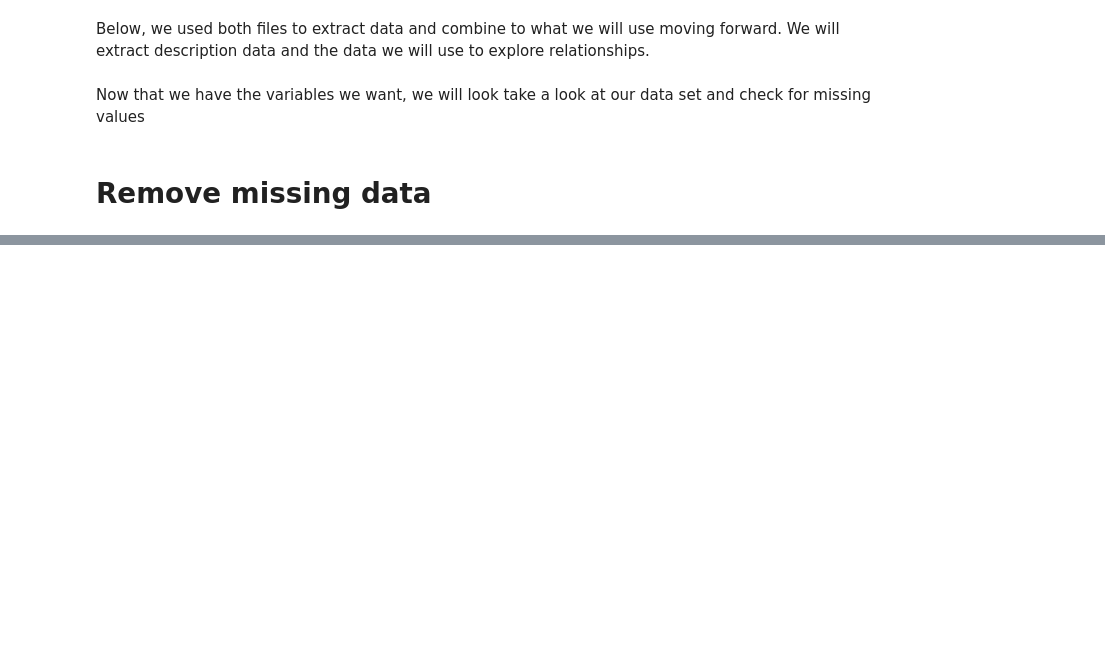
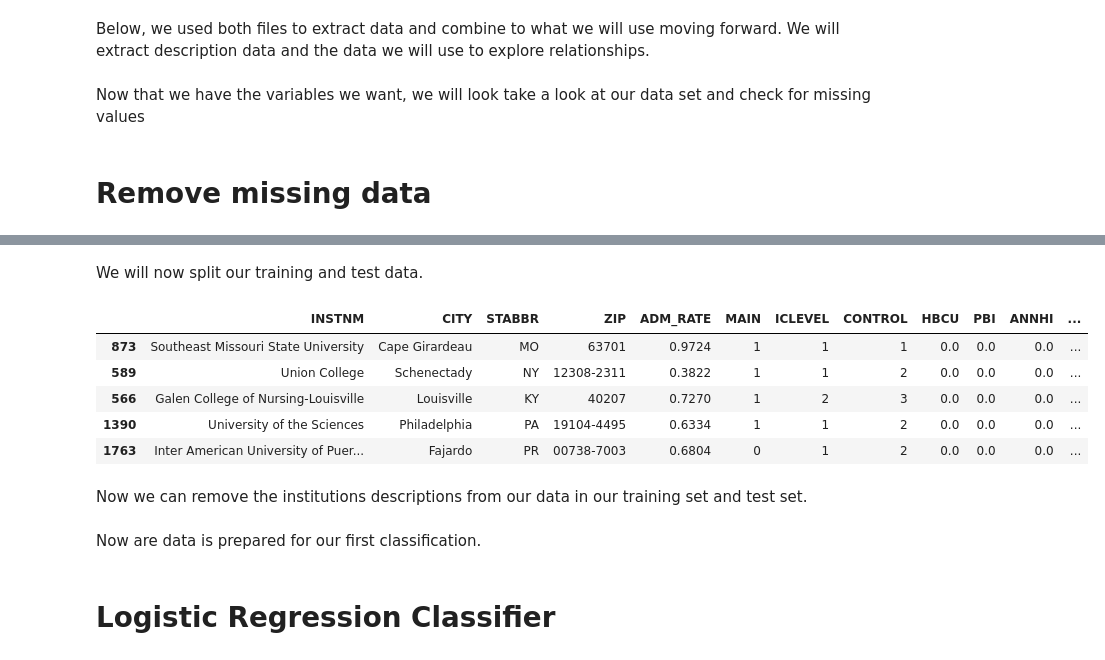
Before and after one commit to tymiguel/CollegeScorecard_ML, a Jupyter notebook: CollegeScorecard_Classification_Team_Sandbox.ipynb, the cells around one changed output, grey strips where cells are left out. Cells and saved outputs as stored; diff of their text form; code cells hidden in the pictures; blank space fills up the shorter version.

```diff
--- a/CollegeScorecard_Classification_Team_Sandbox.ipynb
+++ b/CollegeScorecard_Classification_Team_Sandbox.ipynb
@@ -139,0 +258,8 @@ Now that we have the variables we want, we will look take a look at our data set
+# %%
+college_earn = []
+
+for i in college['MN_EARN_WNE_P10']:
+    if i > college['MN_EARN_WNE_P10'].median():
+        college.earn = college_earn.append(1)
+    else:
+        college.earn = college_earn.append(0)
@@ -139,0 +268,2 @@ Now that we have the variables we want, we will look take a look at our data set
+# %%
+college['earning_potentional'] = college_earn
@@ -139,0 +287,23 @@ Now that we have the variables we want, we will look take a look at our data set
+# %%
+college_x = college.drop(['MN_EARN_WNE_P10',
+                          'earning_potentional'],
+                          axis=1)
+college_y = college['earning_potentional']
+# %% [markdown]
+We will now split our training and test data.
+# %%
+train_set, test_set, train_target, test_target = train_test_split(college_x,
+                                                                  college_y,
+                                                                  test_size=0.2,
+                                                                  random_state=75)
+# %%
+train_set.head()
+# %% [output]
+|  | INSTNM | CITY | STABBR | ZIP | ADM_RATE | MAIN | ICLEVEL | CONTROL | HBCU | PBI | ANNHI | ... |
+| 873 | Southeast Missouri State University | Cape Girardeau | MO | 63701 | 0.9724 | 1 | 1 | 1 | 0.0 | 0.0 | 0.0 | ... |
+| 589 | Union College | Schenectady | NY | 12308-2311 | 0.3822 | 1 | 1 | 2 | 0.0 | 0.0 | 0.0 | ... |
+| 566 | Galen College of Nursing-Louisville | Louisville | KY | 40207 | 0.7270 | 1 | 2 | 3 | 0.0 | 0.0 | 0.0 | ... |
+| 1390 | University of the Sciences | Philadelphia | PA | 19104-4495 | 0.6334 | 1 | 1 | 2 | 0.0 | 0.0 | 0.0 | ... |
+| 1763 | Inter American University of Puer... | Fajardo | PR | 00738-7003 | 0.6804 | 0 | 1 | 2 | 0.0 | 0.0 | 0.0 | ... |
+# %% [markdown]
+Now we can remove the institutions descriptions from our data in our training set and test set.
@@ -139,0 +313,4 @@ Now that we have the variables we want, we will look take a look at our data set
+# %% [markdown]
+Now are data is prepared for our first classification.
+# %% [markdown]
+# Logistic Regression Classifier
```
Also changed, not shown: parts of 54 cells of this notebook.
